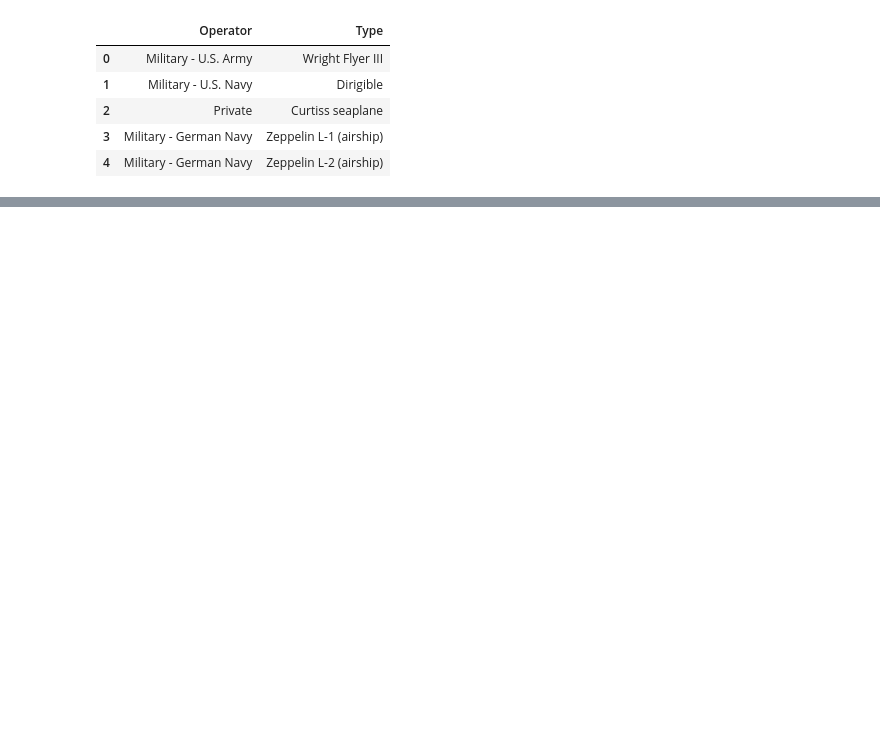
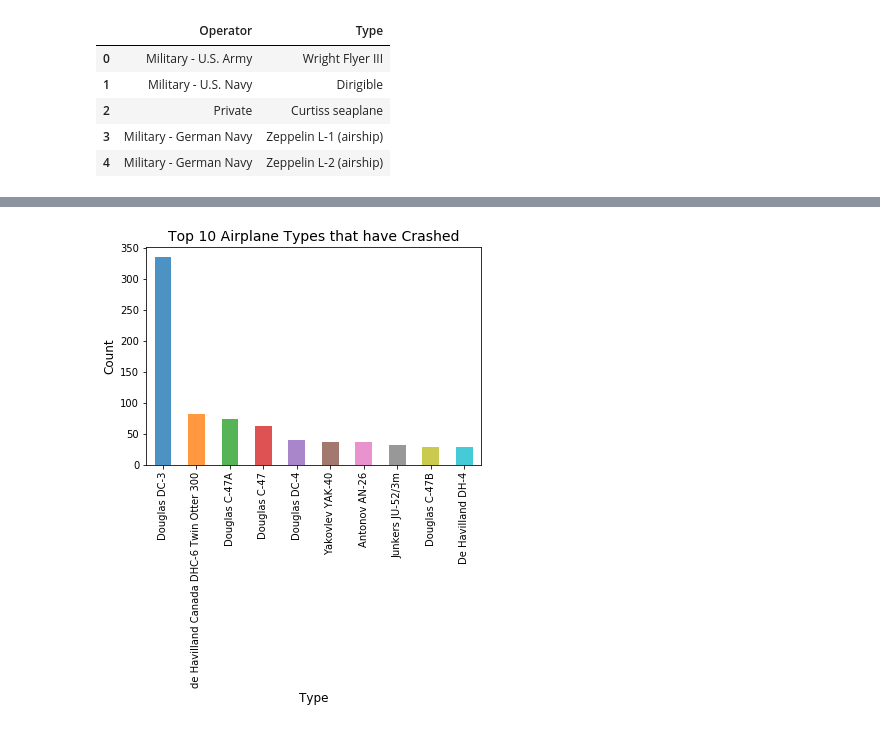
Before and after one commit to LauraJ3053/Project_01, a Jupyter notebook: Airplane_Crashes/Airplane_Crashes.ipynb, the cells around one changed output, grey strips where cells are left out. Cells and saved outputs as stored; diff of their text form; code cells hidden in the pictures; blank space fills up the shorter version.

```diff
--- a/Airplane_Crashes/Airplane_Crashes.ipynb
+++ b/Airplane_Crashes/Airplane_Crashes.ipynb
@@ -89,0 +117,8 @@ df2 = df[['Operator', 'Aboard', 'Fatalities', 'Ground']]
+# %%
+# Calculating the Airplane Types that have have had the most crashes
+# grouping Types and counting number of crashes
+# then sorting those values to get the top 10 Airplane Types
+
+type_count = df1.groupby(["Type"])['Type'].count()
+type_count = type_count.rename(columns={'Type': 'Count'})
+type_count.sort_values(ascending=False).head(10)
@@ -89,0 +169,9 @@ df2 = df[['Operator', 'Aboard', 'Fatalities', 'Ground']]
+# %%
+# Creating bar chart to reflect Top 10 Operators
+type_chart= type_count.sort_values(ascending=False)[:10].plot(kind='bar', alpha=0.8)
+type_chart.set_xlabel("Type", fontsize=12)
+type_chart.set_ylabel("Count", fontsize=12)
+type_chart.set_title("Top 10 Airplane Types that have Crashed", fontsize=14)
+plt.show()
+# %% [output]
+[figure, added]
```
Also changed, not shown: parts of 30 cells of this notebook, 1 other file.
